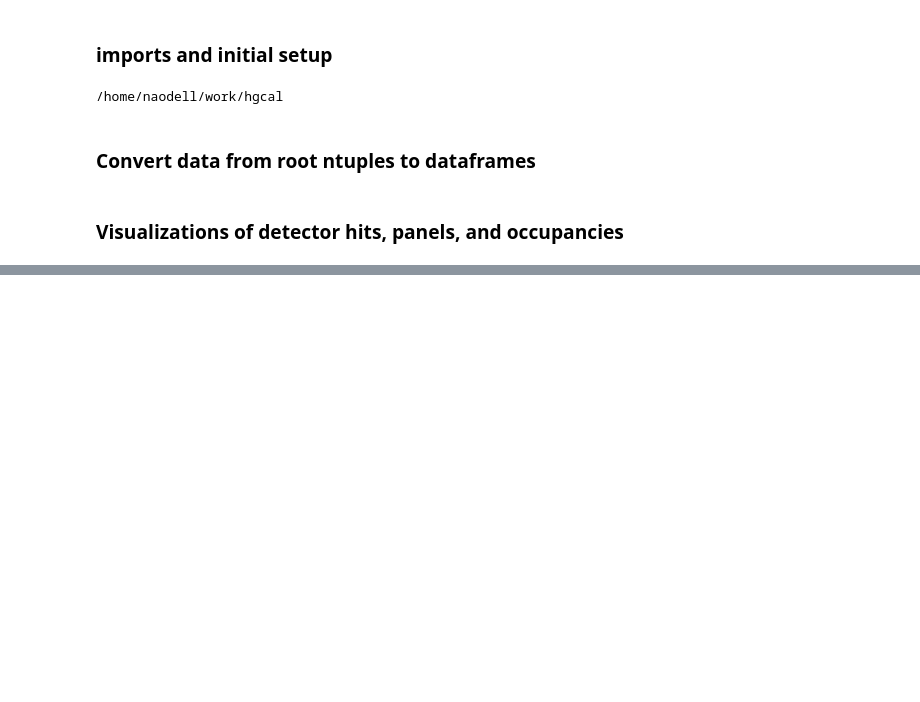
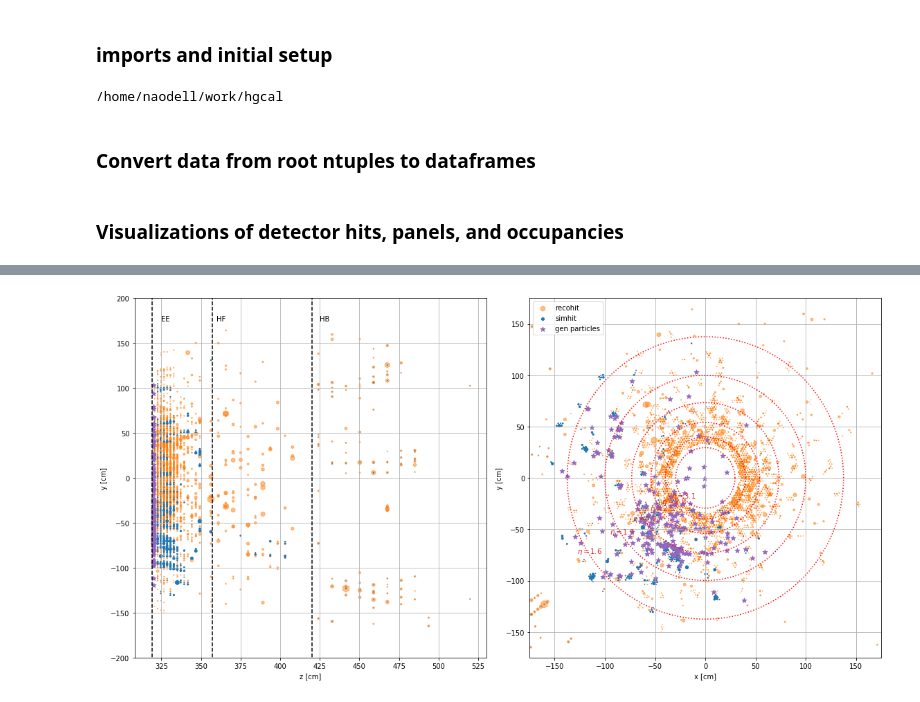
Before and after one commit to NWUHEP/hgcal-analysis, a Jupyter notebook: notebooks/visualize_test.ipynb, the cells around one changed output, grey strips where cells are left out. Cells and saved outputs as stored; diff of their text form; code cells hidden in the pictures; blank space fills up the shorter version.

```diff
--- a/notebooks/visualize_test.ipynb
+++ b/notebooks/visualize_test.ipynb
@@ -127,0 +122,55 @@ IndexError: single positional indexer is out-of-bounds
+# %%
+# plot transverse/longitudinal view
+ievt = 0
+df = data[ievt].query('z > 0').copy()
+df['r'] = np.sqrt(df.x**2 + df.y**2)
+genpart = gen[ievt].query('1.6 < eta < 3.0')
+
+fig, axes = plt.subplots(1, 2, figsize=(16, 8), facecolor='white')
+ax = axes[0]
+ax.scatter(df.z, df.y, s=5*df.reco_e, c='C1', marker='h', alpha=0.5)
+ax.scatter(df.z, df.y, s=10*df.sim_e, c='C0', marker='h')
+ax.scatter(genpart.shape[0]*[320,], genpart.ey, s=50, c='C4', marker='*')
+
+ax.plot([319, 319], [-300, 300], c='k', linestyle='--', label='_nolegend_')
+ax.plot([357, 357], [-300, 300], c='k', linestyle='--', label='_nolegend_')
+ax.plot([420, 420], [-300, 300], c='k', linestyle='--', label='_nolegend_')
+
+ax.set_xlabel('z [cm]')
+ax.set_ylabel('y [cm]')
+ax.set_ylim(-200, 200)
+ax.text(325, 175, 'EE')
+ax.text(360, 175, 'HF')
+ax.text(425, 175, 'HB')
+ax.grid()
+
+ax = axes[1]
+ax.scatter(df.x, df.y, s=5*df.reco_e, c='C1', marker='h', alpha=0.5)
+ax.scatter(df.x, df.y, s=10*df.sim_e, c='C0', marker='h')
+ax.scatter(genpart.ex, genpart.ey, s=50, c='C4', marker='*')
+
+ax.set_xlabel('x [cm]')
+ax.set_ylabel('y [cm]')
+ax.set_xlim(-175, 175)
+ax.set_ylim(-175, 175)
+ax.grid()
+
+# draw some concentric circles
+eta   = np.arange(1.6, 3.2, 0.3)
+theta = 2*np.arctan(np.exp(-eta))
+r     = df_skim.iloc[0].z*np.tan(theta)
+phi   = np.linspace(0, 2*np.pi, 1000)
+xcoord, ycoord  = np.outer(r, np.cos(phi)), np.outer(r, np.sin(phi))
+
+for i, (x, y) in enumerate(zip(xcoord, ycoord)):
+    ax.plot(x, y, 'r:', label='_nolegend_')
+    phi_pos = 7*np.pi/6
+    ax.text((r[i] + 10)*np.cos(phi_pos), (r[i] + 10)*np.sin(phi_pos), r'$\eta={0:.1f}$'.format(eta[i]), color='C3', fontsize=10)
+
+
+ax.legend(['recohit', 'simhit', 'gen particles'])
+
+plt.tight_layout()
+plt.show()
+# %% [output]
+[figure, added]
```
Also changed, not shown: parts of 4 cells of this notebook, 4 other files.
